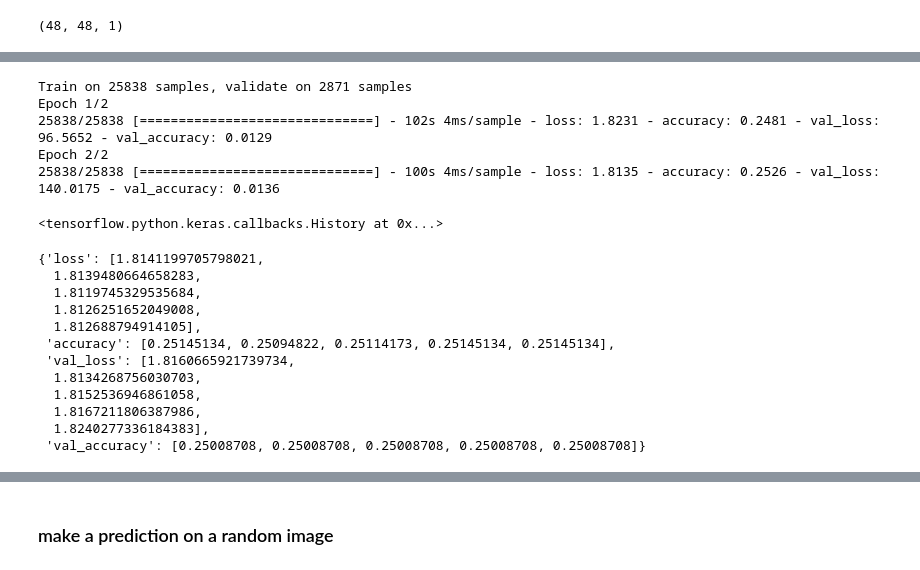
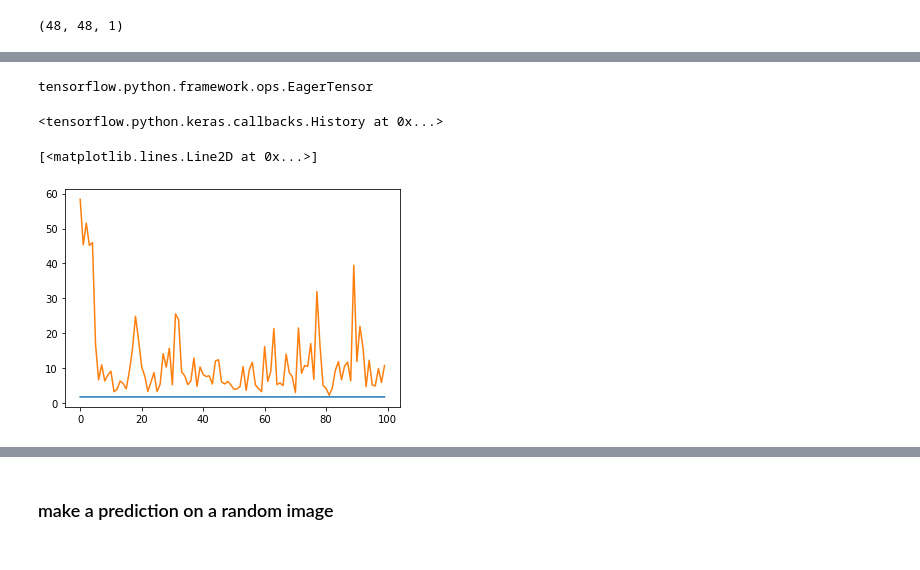
Before and after one commit to joelweber97/Python3_Emotion_Classifier, a Jupyter notebook: label_creator.ipynb, the cells around one changed output, grey strips where cells are left out. Drawn from its saved outputs; the diff is of its cells as text; code cells hidden in the pictures.

```diff
--- a/label_creator.ipynb
+++ b/label_creator.ipynb
@@ -183,29 +224,29 @@ Non-trainable params: 0
 _________________________________________________________________
 # %%
 model.compile(loss = 'categorical_crossentropy',
-             optimizer = optimizers.Adam(lr = 0.01),
+             optimizer = optimizers.Adam(learning_rate = 0.01),
              metrics = ['accuracy'])
+# %%
+X_train = tf.constant(X_train)
+y_train = tf.constant(y_train)
+X_val = tf.constant(X_val)
+y_val = tf.constant(y_val)
+# %%
+type(X_train)
+# %% [output]
+tensorflow.python.framework.ops.EagerTensor
 # %%
-model.fit(X_train, y_train, validation_data = (X_val, y_val), epochs = 2)
+model.fit(X_train, y_train, validation_data = (X_val, y_val), epochs = 100, verbose = 0)
 # %% [output]
-Train on 25838 samples, validate on 2871 samples
-Epoch 1/2
-25838/25838 [==============================] - 102s 4ms/sample - loss: 1.8231 - accuracy: 0.2481 - val_loss: 96.5652 - val_accuracy: 0.0129
-Epoch 2/2
-25838/25838 [==============================] - 100s 4ms/sample - loss: 1.8135 - accuracy: 0.2526 - val_loss: 140.0175 - val_accuracy: 0.0136
+<tensorflow.python.keras.callbacks.History at 0x...>
-<tensorflow.python.keras.callbacks.History at 0x...>
 # %%
-model.history.history
+loss = model.history.history['loss']
+accuracy = model.history.history['accuracy']
+val_loss = model.history.history['val_loss']
+val_accuracy = model.history.history['val_accuracy']
-# %% [output]
-{'loss': [1.8141199705798021,
-  1.8139480664658283,
-  1.8119745329535684,
-  1.8126251652049008,
-  1.812688794914105],
- 'accuracy': [0.25145134, 0.25094822, 0.25114173, 0.25145134, 0.25145134],
- 'val_loss': [1.8160665921739734,
-  1.8134268756030703,
-  1.8152536946861058,
-  1.8167211806387986,
-  1.8240277336184383],
- 'val_accuracy': [0.25008708, 0.25008708, 0.25008708, 0.25008708, 0.25008708]}
+# %%
+plt.plot(loss)
+plt.plot(val_loss)
+# %% [output]
+[<matplotlib.lines.Line2D at 0x...>]
+[figure, added]
```
Also changed, not shown: parts of 14 cells of this notebook.
